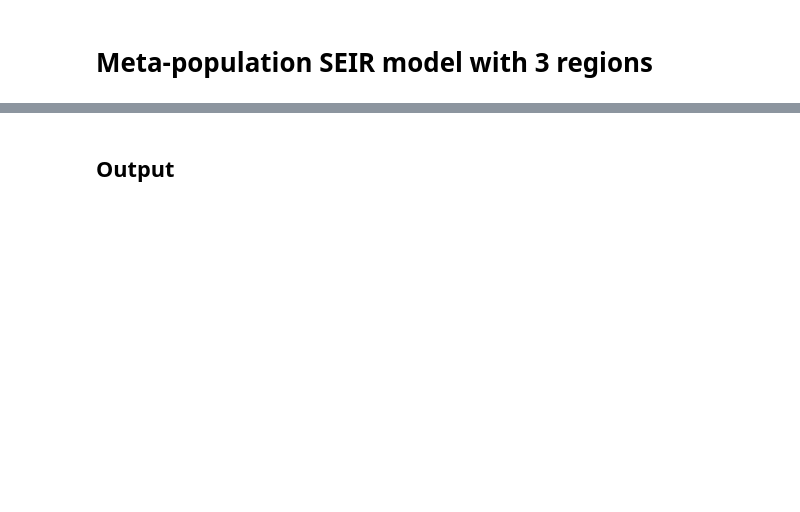
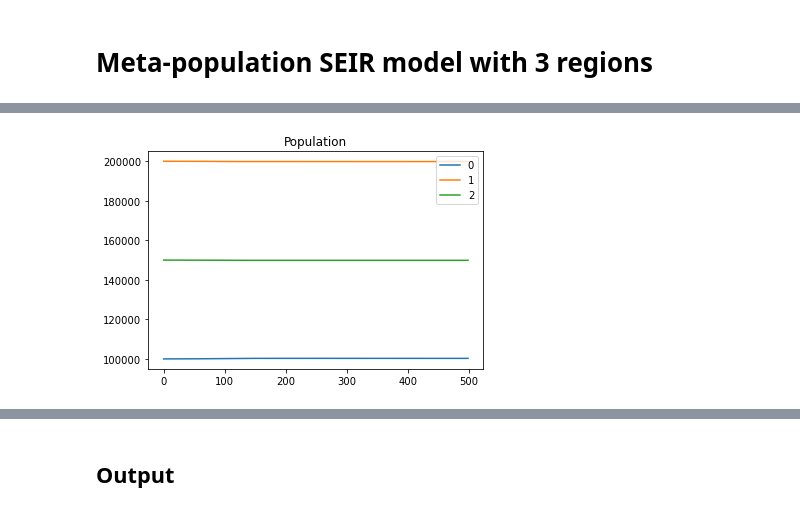
Before and after one commit to DLab/covid19geomodeller, a Jupyter notebook: Examples/SEIRMETA.ipynb, the cells around one changed output, grey strips where cells are left out. Saved outputs shown, nothing was run; the diff lists cells and outputs as text; code cells hidden in the pictures; blank space fills up the shorter version.

Commit message:
SEIR and SEIRMETA update

```diff
--- a/Examples/SEIRMETA.ipynb
+++ b/Examples/SEIRMETA.ipynb
@@ -92,2 +98,11 @@ seir.nodes
+# %%
+plt.plot(seir.t,seir.N[0],label='0')
+plt.plot(seir.t,seir.N[1],label='1')
+plt.plot(seir.t,seir.N[2],label='2')
+plt.legend(loc=0)
+plt.title('Population')
+plt.show()
+# %% [output]
+[figure, added]
 # %%
 list(range(seir.nodes))
```
Also changed, not shown: parts of 17 cells of this notebook, 3 other files.
